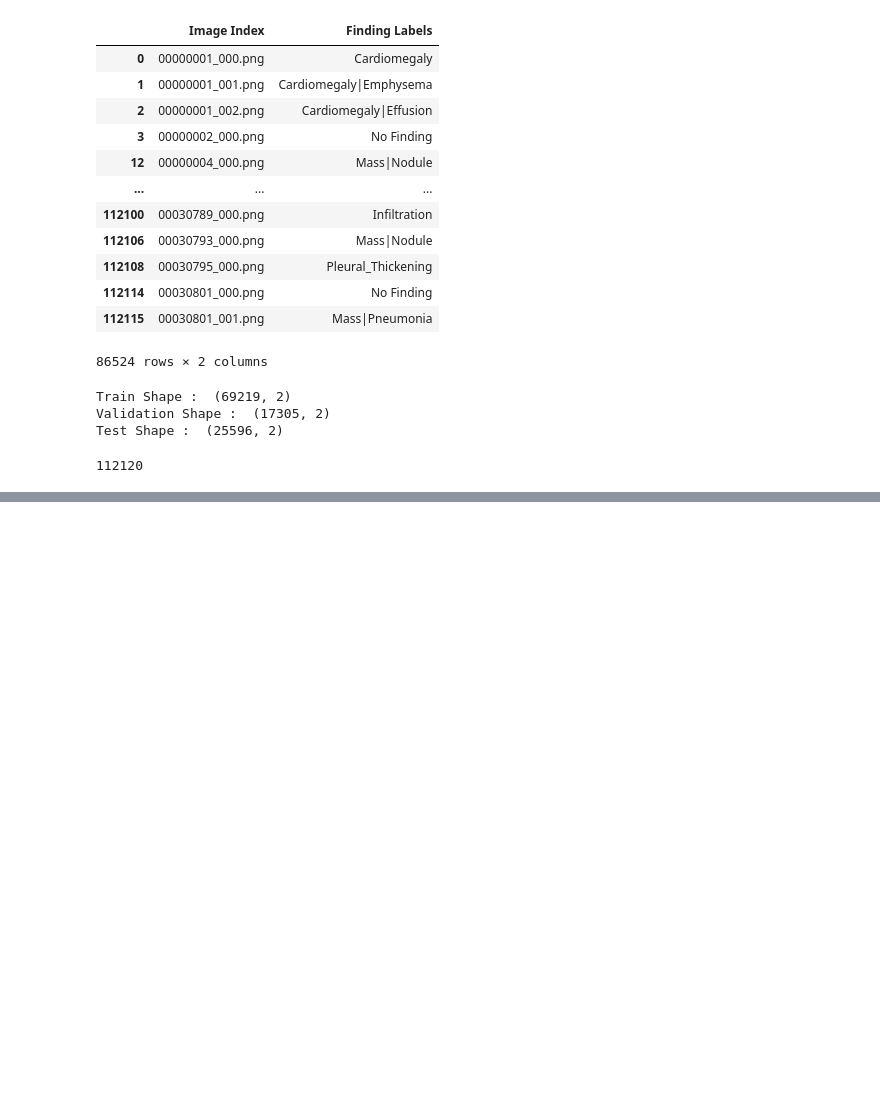
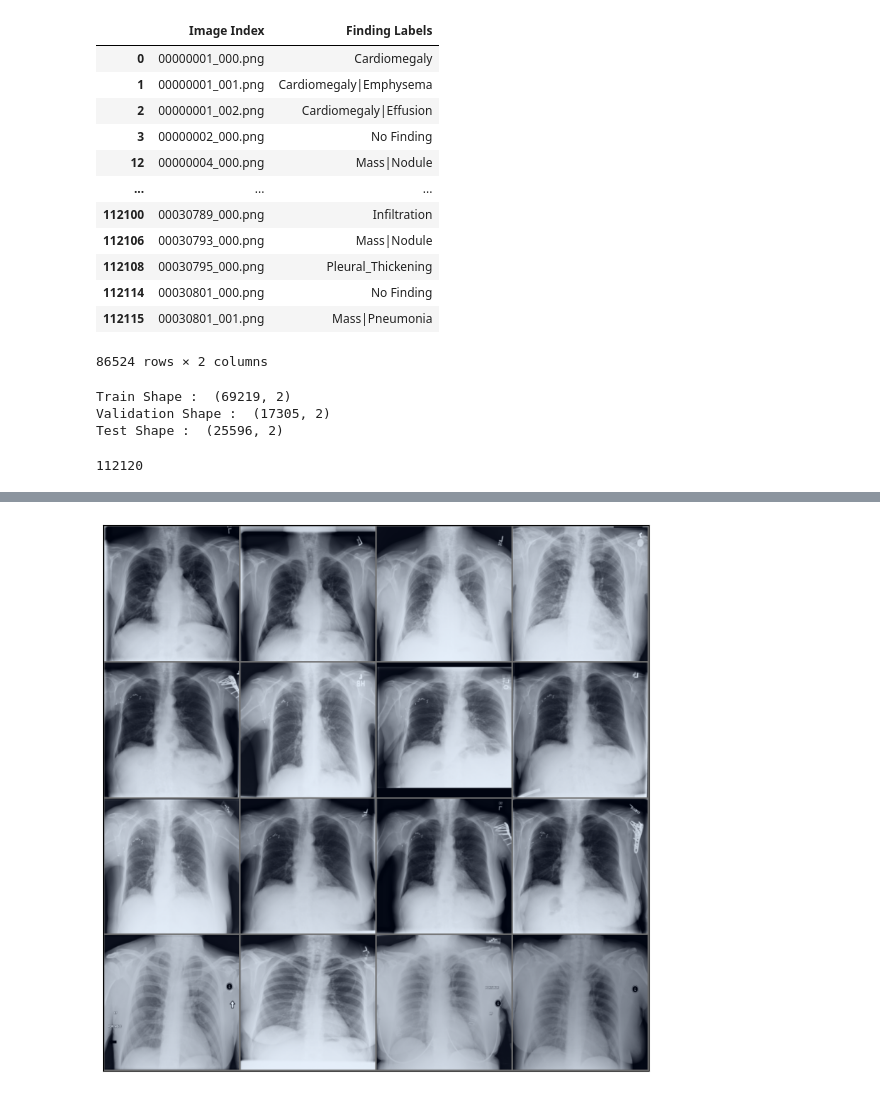
Before and after one commit to abdubakr77/chest-xray-multilabel-classification, a Jupyter notebook: notebooks/02_preprocessing.ipynb, the cells around one changed output, grey strips where cells are left out. Drawn from its saved outputs; the diff is of its cells as text; code cells hidden in the pictures; blank space fills up the shorter version.

```diff
--- a/notebooks/02_preprocessing.ipynb
+++ b/notebooks/02_preprocessing.ipynb
@@ -209,0 +240,4 @@ swin_test_dl = DataLoader(swin_test_dataset, batch_size=32, shuffle=False, num_w
+# %%
+Show_Sample(show_test_dl)
+# %% [output]
+[figure, added]
```
Also changed, not shown: parts of 5 cells of this notebook.
